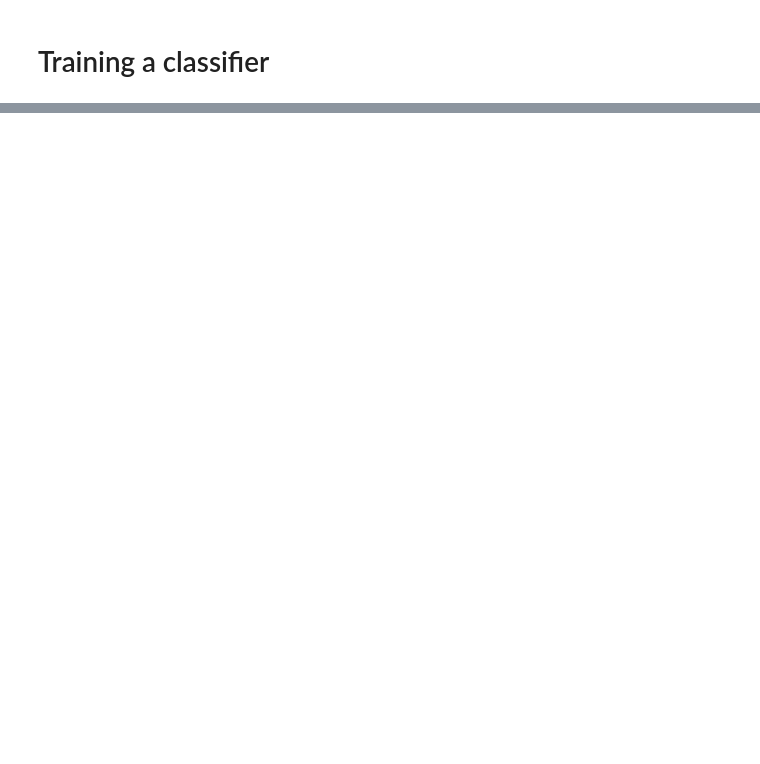
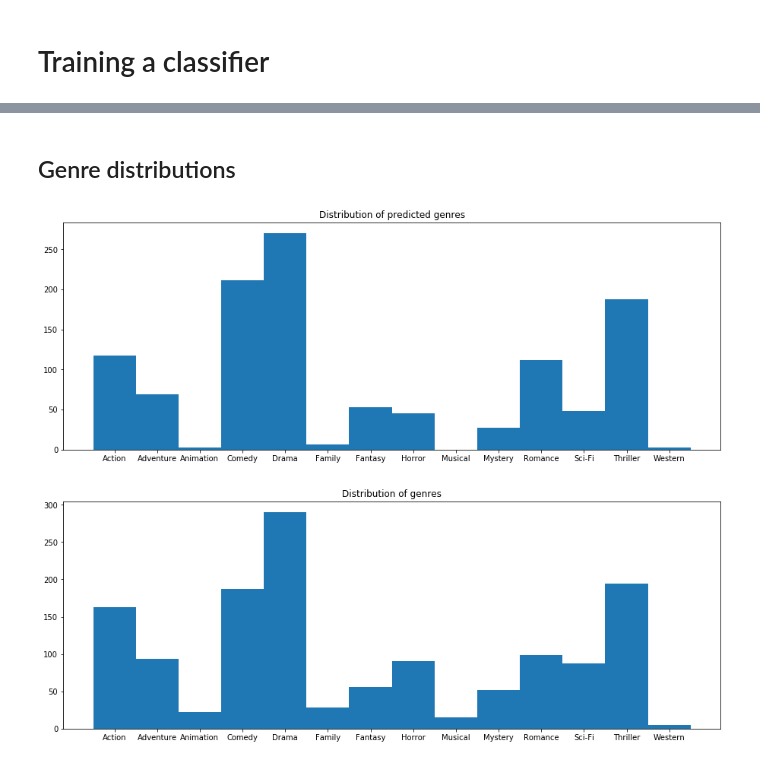
Before and after one commit to RasmusJohns/analyzing_movie_genres, a Jupyter notebook: Project scraper.ipynb, the cells around one changed output, grey strips where cells are left out. Saved outputs shown, nothing was run; the diff lists cells and outputs as text; code cells hidden in the pictures; blank space fills up the shorter version.

Commit message:
Add several plots and updated tfidf method

```diff
--- a/Project scraper.ipynb
+++ b/Project scraper.ipynb
@@ -283,15 +283,10 @@ preprocessed_scripts = pickle.load(open( "pickled_preprocessed_scripts.p", "rb"
 from sklearn.feature_extraction.text import TfidfVectorizer
 from sklearn.feature_extraction.text import CountVectorizer
 
-count_vect = CountVectorizer(stop_words = "english", min_df = 2)
 
-X_train_counts = count_vect.fit_transform(preprocessed_scripts)
-#print(X_train_counts.shape)
-#print(X_train_counts)
-#print(count_vect.vocabulary_)
+transvector = TfidfVectorizer(stop_words = "english", min_df = 0.05, max_df = 0.5)
 
-
-transvector = TfidfVectorizer(stop_words = "english", min_df = 3)
+#transvector = TfidfVectorizer(stop_words = "english", min_df = 0.03, max_df = 0.3)
 
 scripts_tfidf = transvector.fit_transform(preprocessed_scripts)
 
@@ -522,0 +485,27 @@ Samples in genre: 17
+# %% [markdown]
+## Genre distributions
+# %%
+from matplotlib.ticker import FuncFormatter
+import matplotlib.pyplot as plt
+import numpy as np
+
+x = np.arange(len(genres))
+
+fig, ax = plt.subplots()
+plt.title('Distribution of predicted genres')
+#ax.yaxis.set_major_formatter(formatter)
+plt.bar(x, pred_distr, width=1)
+plt.xticks(x, genres)
+fig.set_size_inches(15.5, 5.5)
+plt.show()
+
+
+fig, ax = plt.subplots()
+plt.title('Distribution of genres')
+plt.bar(x, y_test_distr, width=1)
+plt.xticks(x, genres)
+fig.set_size_inches(15.5, 5.5)
+plt.show()
+# %% [output]
+[figure, added]
+[figure, added]
```
Also changed, not shown: parts of 11 cells of this notebook.
